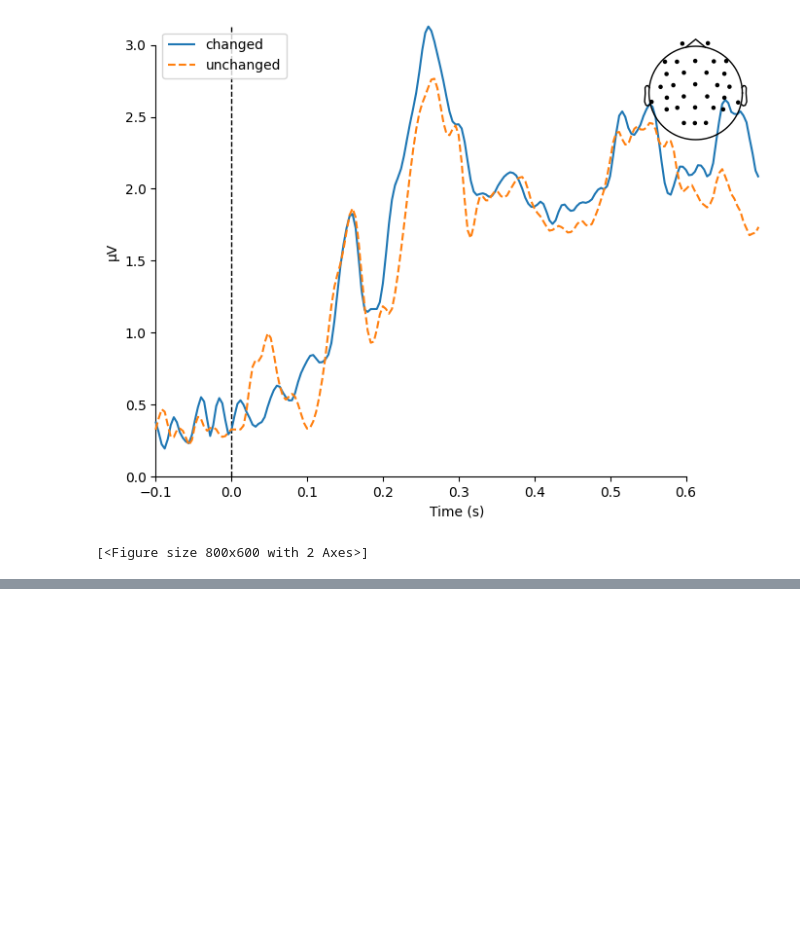
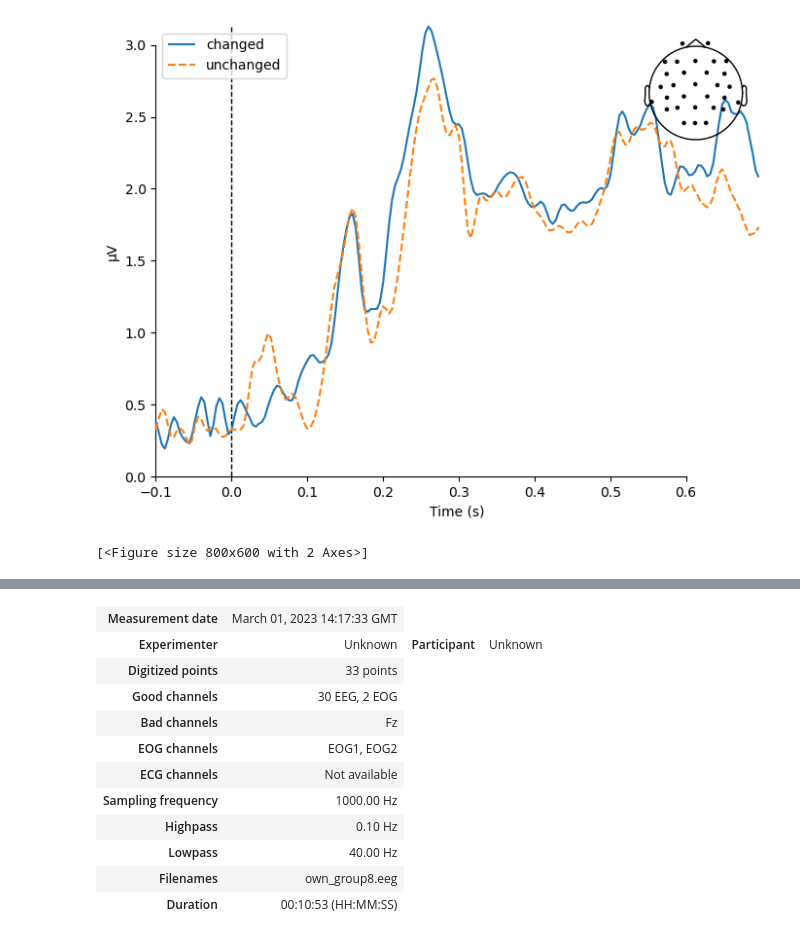
Before and after one commit to lauritswl/EEG_Thatcher_Effect, a Jupyter notebook: thatcher_experiment_notebook_EEG.ipynb, the cells around one changed output, grey strips where cells are left out. Saved outputs shown, nothing was run; the diff lists cells and outputs as text; code cells hidden in the pictures; blank space fills up the shorter version.

```diff
--- a/thatcher_experiment_notebook_EEG.ipynb
+++ b/thatcher_experiment_notebook_EEG.ipynb
@@ -352,0 +373,15 @@ NameError: name 'mne' is not defined
+# %%
+raw
+# %% [output]
+| Measurement date | March 01, 2023 14:17:33 GMT |
+| Experimenter | Unknown | Participant | Unknown |
+| Digitized points | 33 points |
+| Good channels | 30 EEG, 2 EOG |
+| Bad channels | Fz |
+| EOG channels | EOG1, EOG2 |
+| ECG channels | Not available |
+| Sampling frequency | 1000.00 Hz |
+| Highpass | 0.10 Hz |
+| Lowpass | 40.00 Hz |
+| Filenames | own_group8.eeg |
+| Duration | 00:10:53 (HH:MM:SS) |
```
Also changed, not shown: parts of 21 cells of this notebook, 3 other files.
